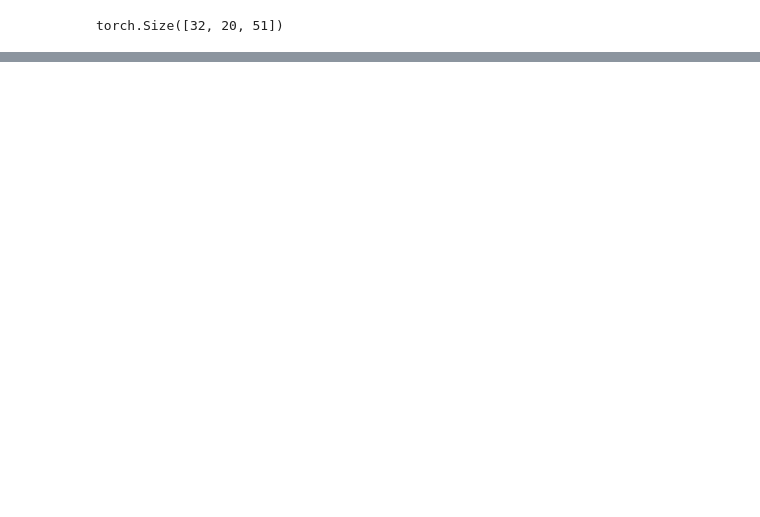
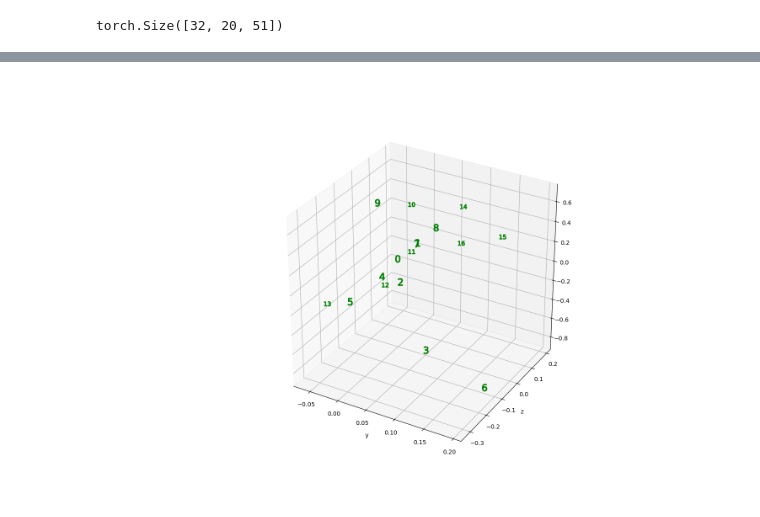
Before and after one commit to SvetlanaSeliunina/pose_forecasting, a Jupyter notebook: test_notebook.ipynb, the cells around one changed output, grey strips where cells are left out. Cells and saved outputs as stored; diff of their text form; code cells hidden in the pictures; blank space fills up the shorter version.

```diff
--- a/test_notebook.ipynb
+++ b/test_notebook.ipynb
@@ -47,0 +177,5 @@ torch.Size([32, 20, 51])
+# %%
+extra_data = next(iter(extra_loader))
+FrameVisualization(extra_data[0,0])
+# %% [output]
+[figure, added]
```
Also changed, not shown: parts of 8 cells of this notebook, 2 other files.
